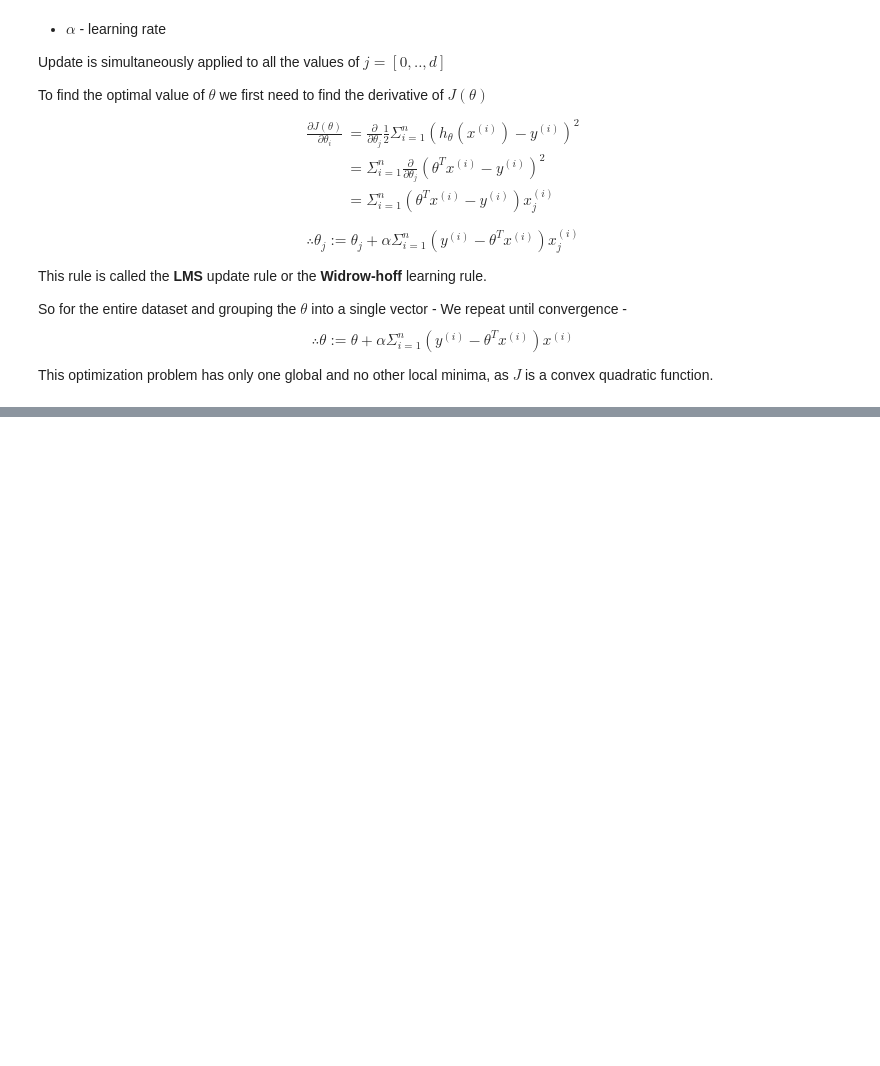
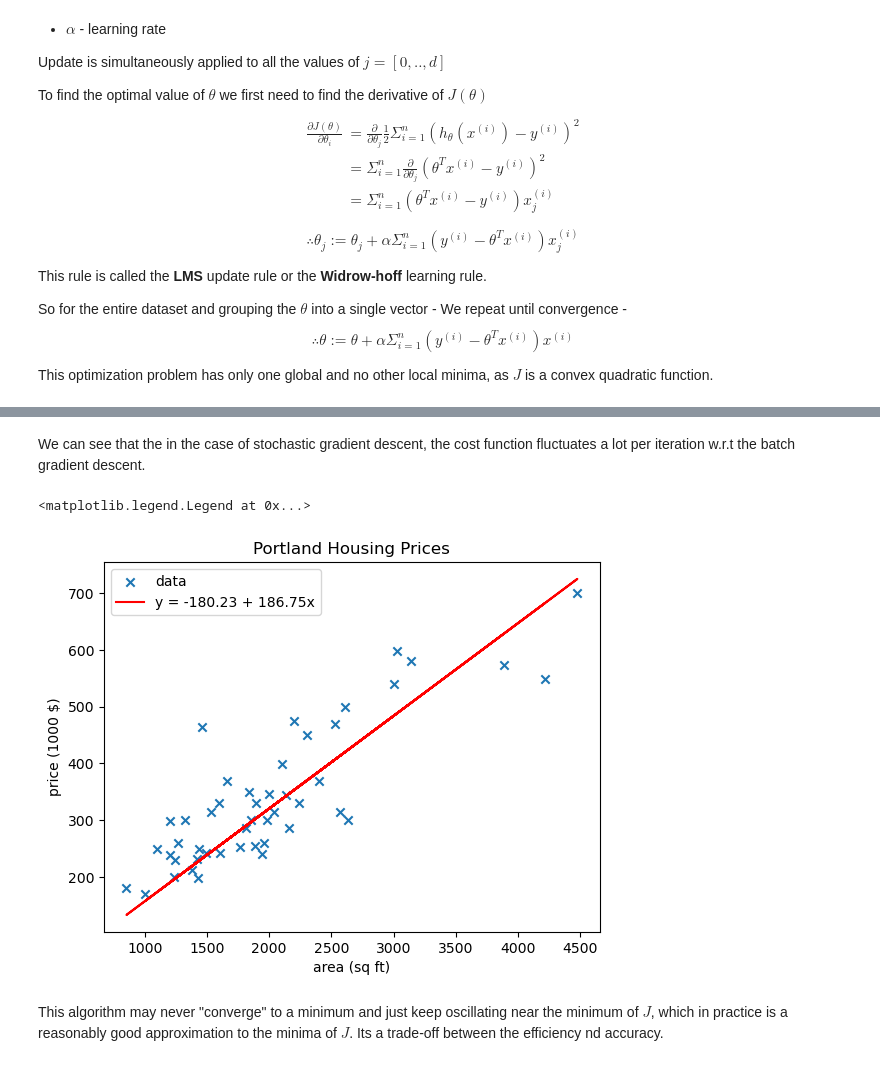
Before and after one commit to AshishSinha5/course_notes, a Jupyter notebook: cs229/chapter_1.ipynb, the cells around one changed output, grey strips where cells are left out. Drawn from its saved outputs; the diff is of its cells as text; code cells hidden in the pictures; blank space fills up the shorter version.

```diff
--- a/cs229/chapter_1.ipynb
+++ b/cs229/chapter_1.ipynb
@@ -125,0 +182,15 @@ plt.legend()
+# %% [markdown]
+We can see that the in the case of stochastic gradient descent, the cost function fluctuates a lot per iteration w.r.t the batch gradient descent.
+# %%
+y_hat = np.dot(X_norm,theta)
+plt.scatter(X[:, 1],y, label = 'data', marker = 'x')
+plt.plot(X[:, 1],y_hat,'r', label = 'y = %.2f + %.2fx'%(theta[0],theta[1]))
+plt.xlabel('area (sq ft)')
+plt.ylabel('price (1000 $)')
+plt.title('Portland Housing Prices')
+plt.legend()
+# %% [output]
+<matplotlib.legend.Legend at 0x...>
+[figure, added]
+# %% [markdown]
+This algorithm may never "converge" to a minimum and just keep oscillating near the minimum of $J$, which in practice is a reasonably good approximation to the minima of $J$. Its a trade-off between the efficiency nd accuracy.
```
Also changed, not shown: parts of 10 cells of this notebook.
